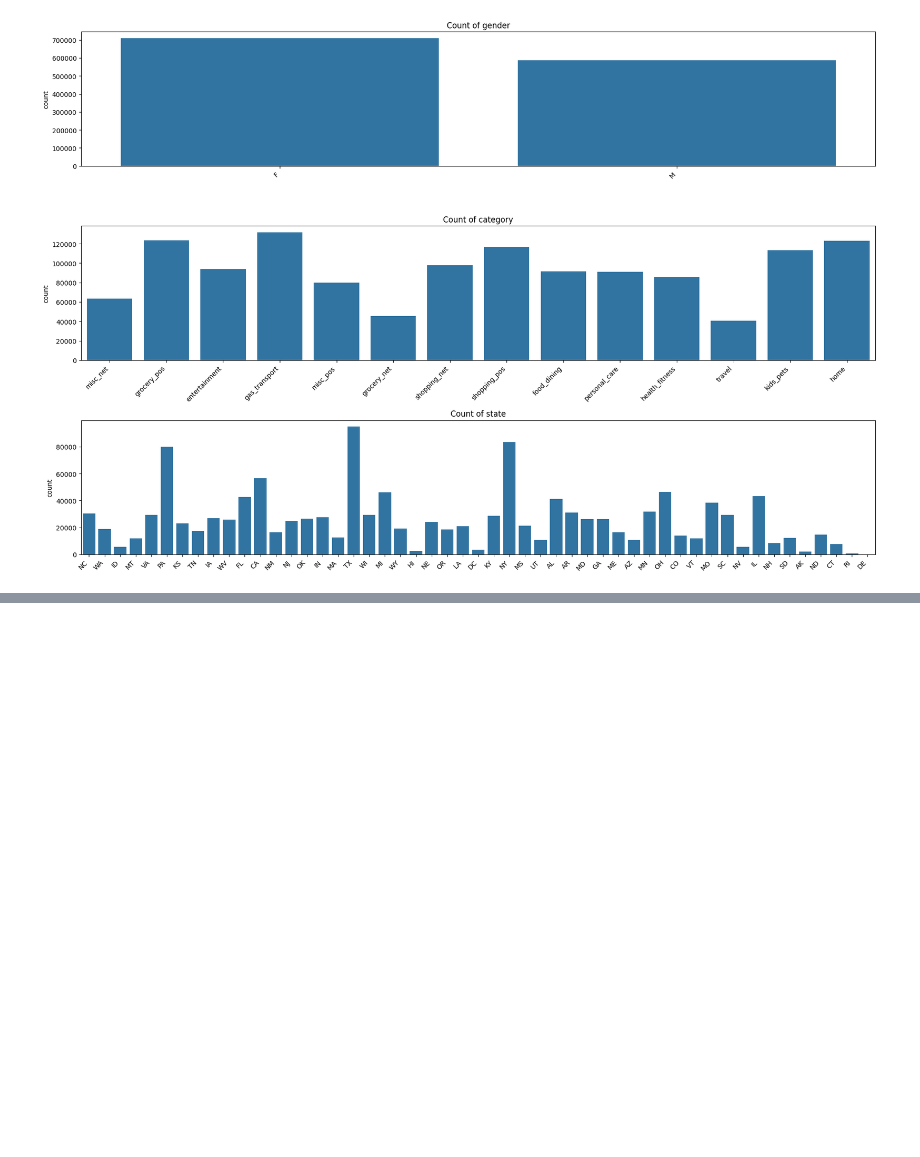
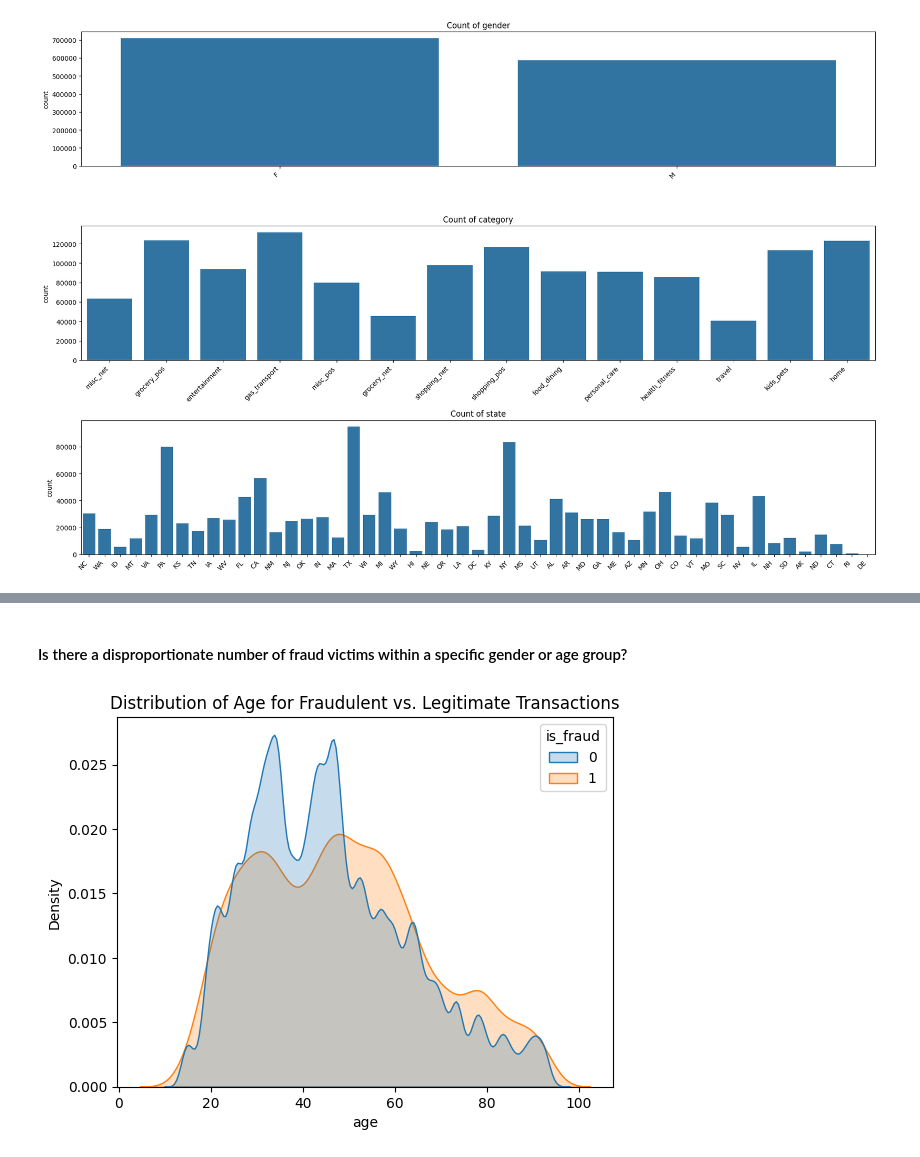
Before and after one commit to Clarkey33/fraud-detection-mlops-pipeline, a Jupyter notebook: notebooks/01-initial-eda.ipynb, the cells around one changed output, grey strips where cells are left out. Cells and saved outputs as stored; diff of their text form; code cells hidden in the pictures; blank space fills up the shorter version.

```diff
--- a/notebooks/01-initial-eda.ipynb
+++ b/notebooks/01-initial-eda.ipynb
@@ -173,0 +245,10 @@ Name: count, dtype: int64
+# %% [markdown]
+#### Is there a disproportionate number of fraud victims within a specific gender or age group?
+# %%
+df['age']= (df['trans_date_trans_time']-df['dob']).dt.days //365
+# %%
+sns.kdeplot(data=df, x='age', hue='is_fraud', fill=True, common_norm=False)
+plt.title('Distribution of Age for Fraudulent vs. Legitimate Transactions')
+plt.show()
+# %% [output]
+[figure, added]
```
Also changed, not shown: parts of 15 cells of this notebook.
